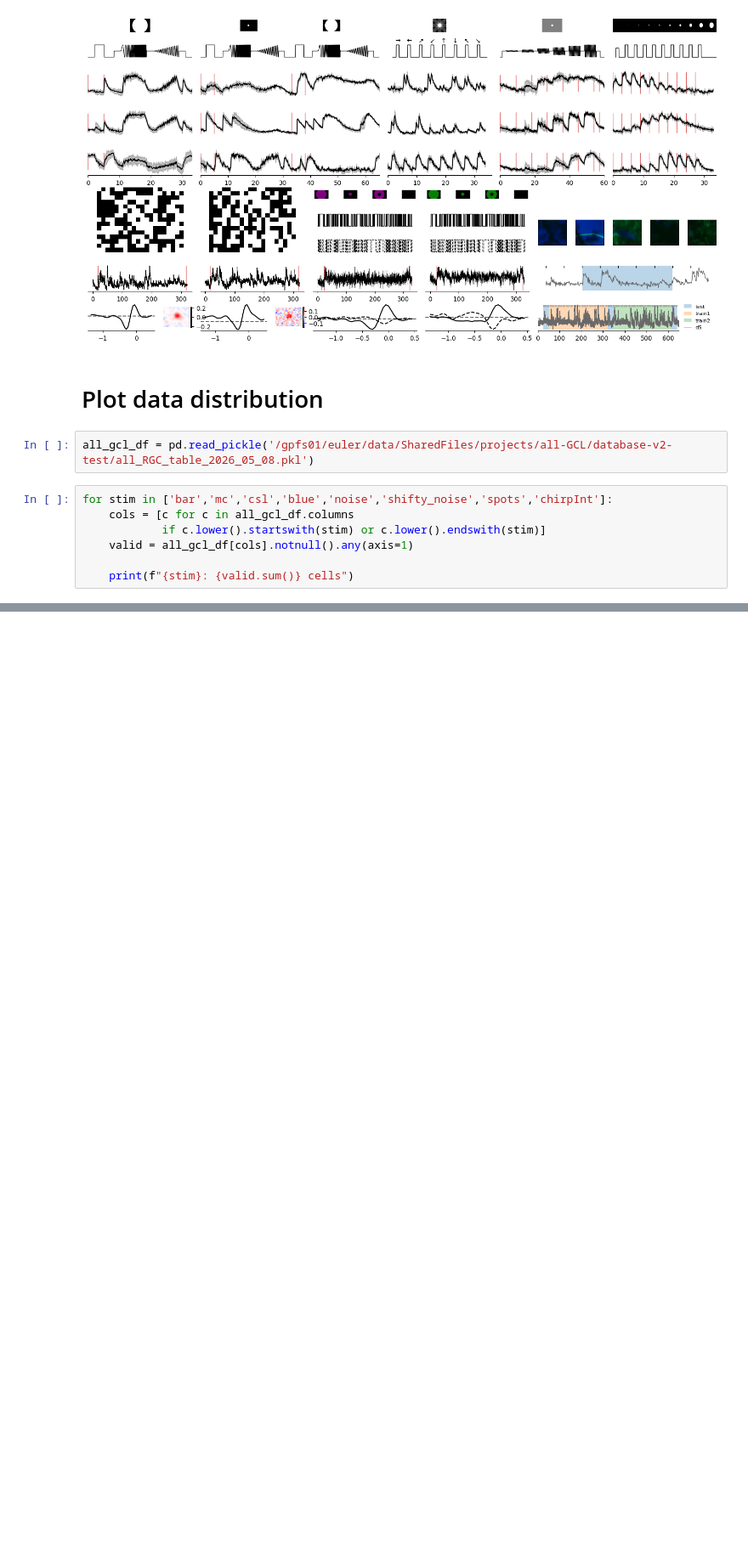
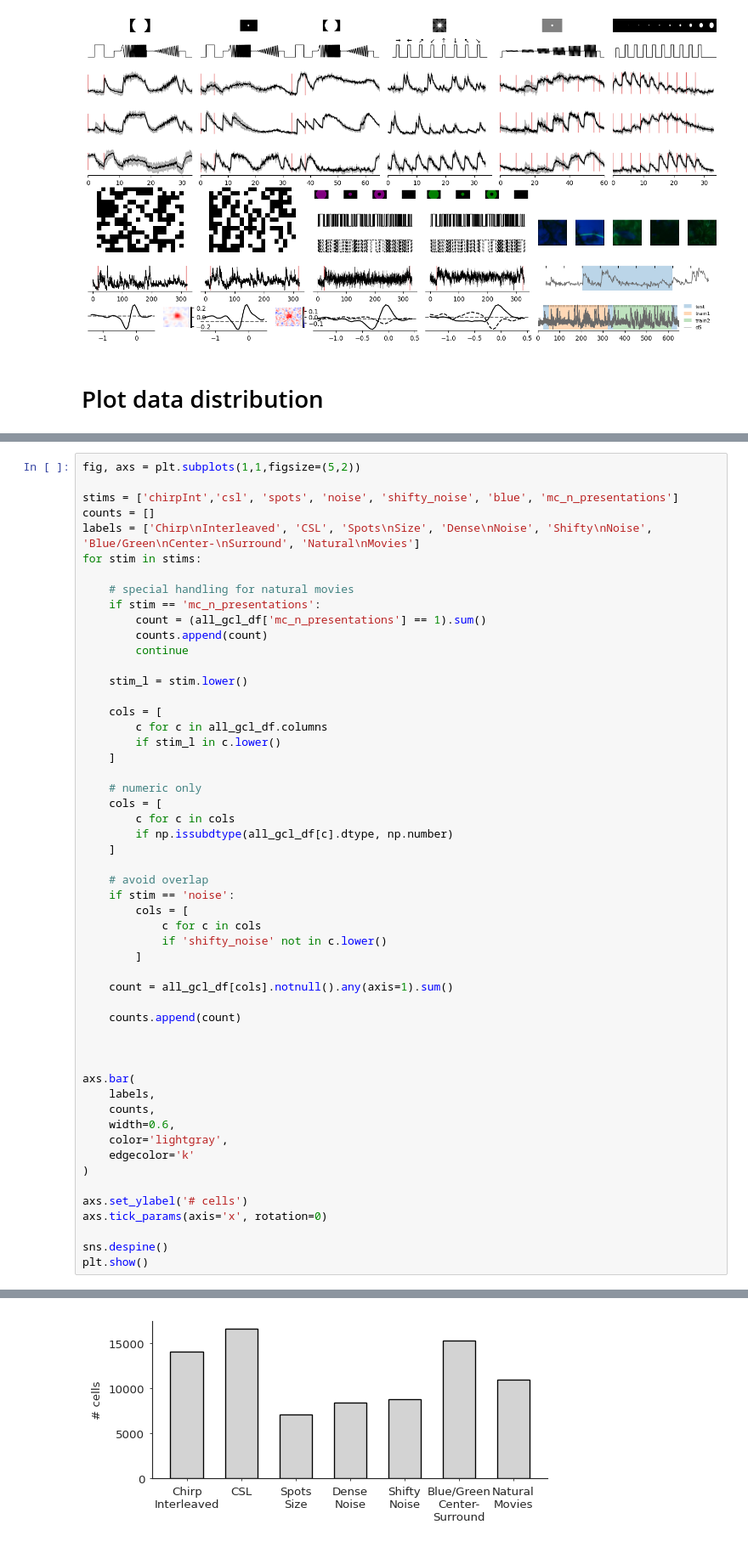
Before and after one commit to eulerlab/all-GCL-manuscript, a Jupyter notebook: notebooks/FigS1_Visual_Stimuli.ipynb, the cells around one changed output, grey strips where cells are left out. Shown at 85% size. Saved outputs shown, nothing was run; the diff lists cells and outputs as text; blank space fills up the shorter version.

```diff
--- a/notebooks/FigS1_Visual_Stimuli.ipynb
+++ b/notebooks/FigS1_Visual_Stimuli.ipynb
@@ -668,12 +775,3 @@ plt.show()
 [figure]
 # %% [markdown]
 # Plot data distribution
-# %%
-all_gcl_df = pd.read_pickle('/gpfs01/euler/data/SharedFiles/projects/all-GCL/database-v2-test/all_RGC_table_2026_05_08.pkl')
-# %%
-for stim in ['bar','mc','csl','blue','noise','shifty_noise','spots','chirpInt']:
-    cols = [c for c in all_gcl_df.columns
-            if c.lower().startswith(stim) or c.lower().endswith(stim)]
-    valid = all_gcl_df[cols].notnull().any(axis=1)
-
-    print(f"{stim}: {valid.sum()} cells")
@@ -733,0 +823,54 @@ plt.show()
+# %%
+fig, axs = plt.subplots(1,1,figsize=(5,2))
+
+stims = ['chirpInt','csl', 'spots', 'noise', 'shifty_noise', 'blue', 'mc_n_presentations']
+counts = []
+labels = ['Chirp\nInterleaved', 'CSL', 'Spots\nSize', 'Dense\nNoise', 'Shifty\nNoise', 'Blue/Green\nCenter-\nSurround', 'Natural\nMovies']
+for stim in stims:
+
+    # special handling for natural movies
+    if stim == 'mc_n_presentations':
+        count = (all_gcl_df['mc_n_presentations'] == 1).sum()
+        counts.append(count)
+        continue
+
+    stim_l = stim.lower()
+
+    cols = [
+        c for c in all_gcl_df.columns
+        if stim_l in c.lower()
+    ]
+
+    # numeric only
+    cols = [
+        c for c in cols
+        if np.issubdtype(all_gcl_df[c].dtype, np.number)
+    ]
+
+    # avoid overlap
+    if stim == 'noise':
+        cols = [
+            c for c in cols
+            if 'shifty_noise' not in c.lower()
+        ]
+
+    count = all_gcl_df[cols].notnull().any(axis=1).sum()
+
+    counts.append(count)
+
+
+
+axs.bar(
+    labels,
+    counts,
+    width=0.6,
+    color='lightgray',
+    edgecolor='k'
+)
+
+axs.set_ylabel('# cells')
+axs.tick_params(axis='x', rotation=0)
+
+sns.despine()
+plt.show()
+# %% [output]
@@ -733,0 +894 @@ plt.show()
+[figure, added]
```
Also changed, not shown: parts of 14 cells of this notebook, 1 other file.
